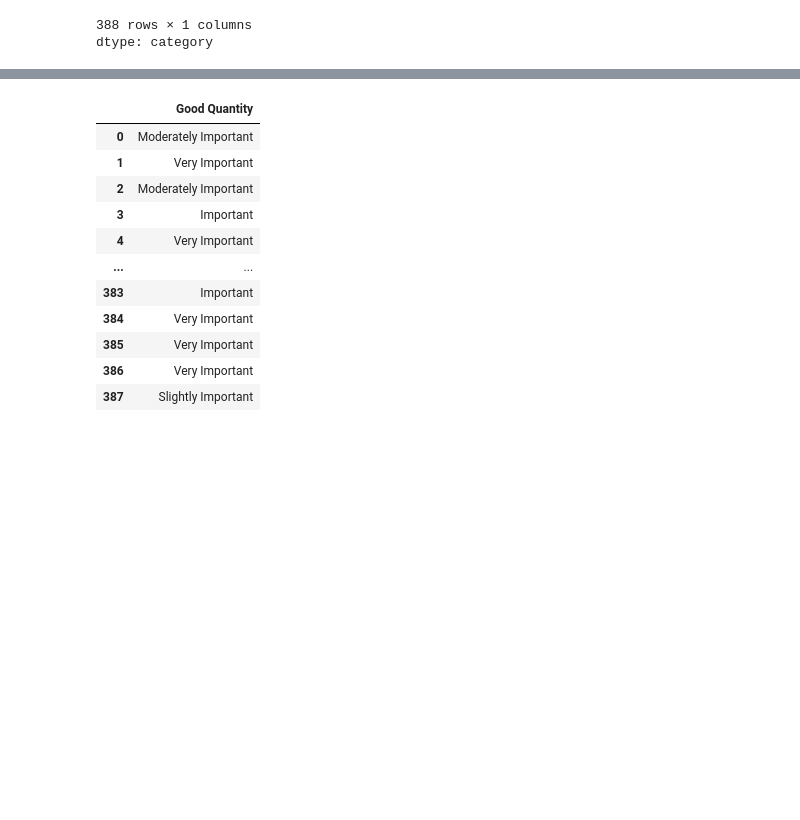
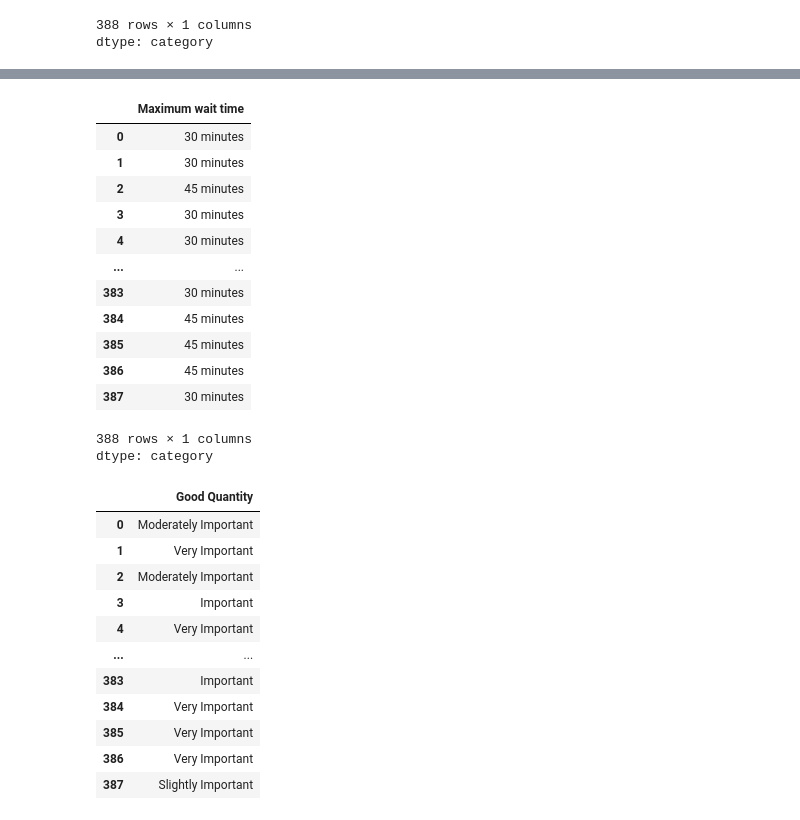
Before and after one commit to mayamoneib/deliveryfood, a Jupyter notebook: delivery2.ipynb, the cells around one changed output, grey strips where cells are left out. Cells and saved outputs as stored; diff of their text form; code cells hidden in the pictures; blank space fills up the shorter version.

```diff
--- a/delivery2.ipynb
+++ b/delivery2.ipynb
@@ -239,0 +257,31 @@ memory usage: 81.2+ KB
+# %%
+# Define the order of categories
+ordered_categories = ["15 minutes", "30 minutes", "45 minutes", "60 minutes", "More than 60 minutes"]
+
+# List of columns that need to be converted
+columns_to_order = [
+    "Maximum wait time"
+]
+
+# Apply categorical ordering to each column
+for col in columns_to_order:
+    df_copy[col] = pd.Categorical(df_copy[col], categories=ordered_categories, ordered=True)
+
+# Verify changes
+#print(df_copy.dtypes)  # Check the data types to confirm categorical conversion
+df_copy[col]
+# %% [output]
+|  | Maximum wait time |
+| 0 | 30 minutes |
+| 1 | 30 minutes |
+| 2 | 45 minutes |
+| 3 | 30 minutes |
+| 4 | 30 minutes |
+| ... | ... |
+| 383 | 30 minutes |
+| 384 | 45 minutes |
+| 385 | 45 minutes |
+| 386 | 45 minutes |
+| 387 | 30 minutes |
+388 rows × 1 columns
+dtype: category
```
Also changed, not shown: parts of 21 cells of this notebook.
